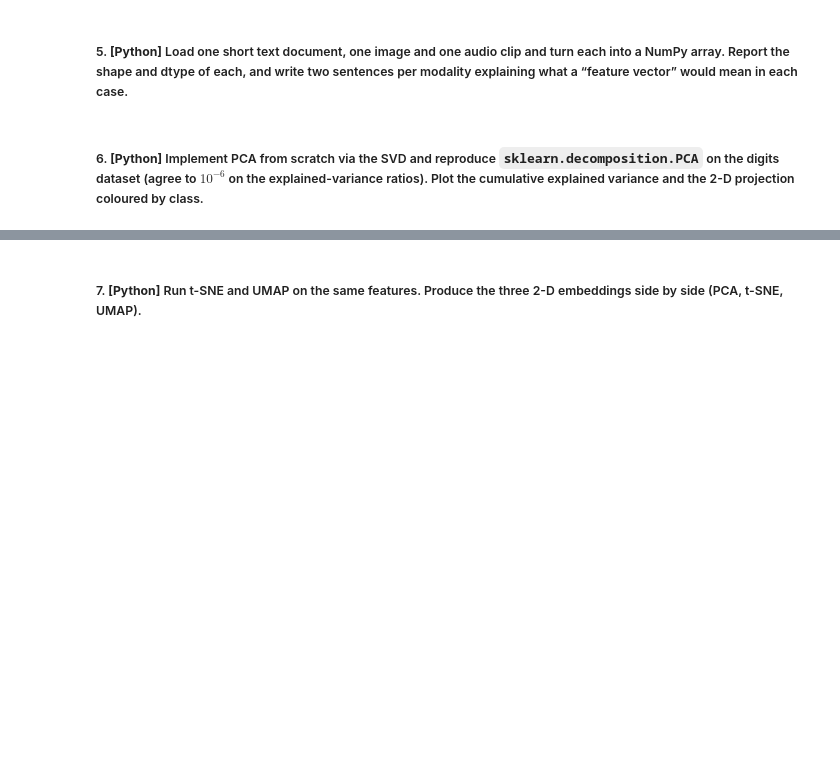
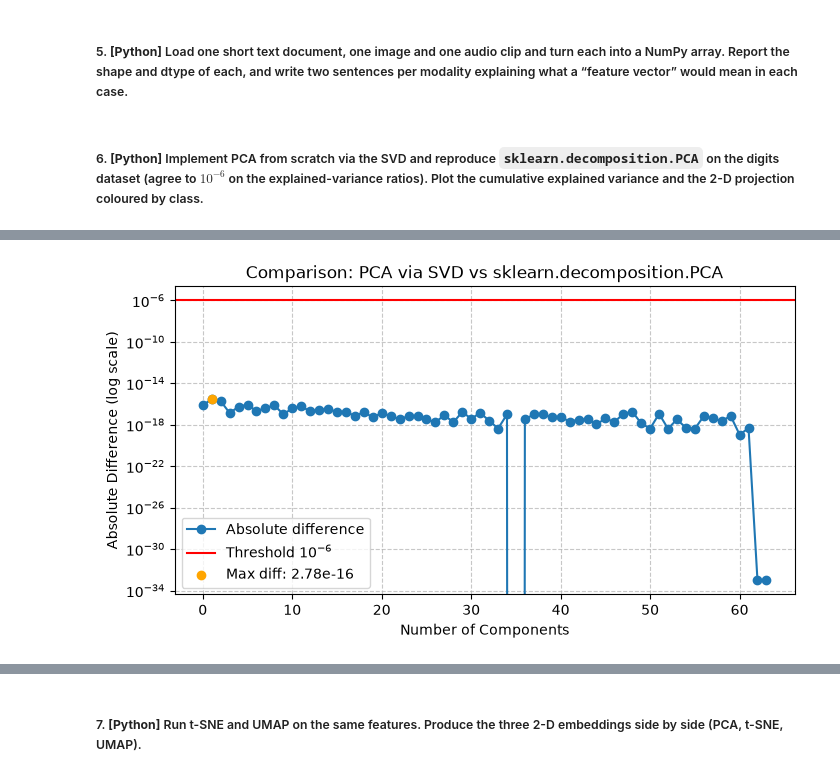
Before and after one commit to Jagaxxx/AUD_labs, a Jupyter notebook: Problem Set 1/l1.ipynb, the cells around one changed output, grey strips where cells are left out. Saved outputs shown, nothing was run; the diff lists cells and outputs as text; code cells hidden in the pictures; blank space fills up the shorter version.

```diff
--- a/Problem Set 1/l1.ipynb
+++ b/Problem Set 1/l1.ipynb
@@ -13,0 +167,21 @@
+# %%
+sklearn_pca = PCA().fit(X_digits)
+pca_diff = np.abs(expl_var_ratio - sklearn_pca.explained_variance_ratio_)
+
+max_diff_idx = np.argmax(pca_diff)
+max_diff_val = pca_diff[max_diff_idx]
+
+plt.figure(figsize=(8, 4))
+plt.plot(pca_diff, marker='o', label='Absolute difference')
+plt.axhline(y=10**(-6), color='red', label='Threshold $10^{-6}$')
+plt.scatter(max_diff_idx, max_diff_val, color='orange', zorder=5, label=f'Max diff: {max_diff_val:.2e}')
+
+plt.yscale('log')
+plt.xlabel('Number of Components')
+plt.ylabel('Absolute Difference (log scale)')
+plt.title('Comparison: PCA via SVD vs sklearn.decomposition.PCA')
+plt.legend(loc='best')
+plt.grid(True, linestyle="--", alpha=0.7)
+plt.show()
+# %% [output]
+[figure, added]
```
Also changed, not shown: parts of 12 cells of this notebook, 2 other files.
